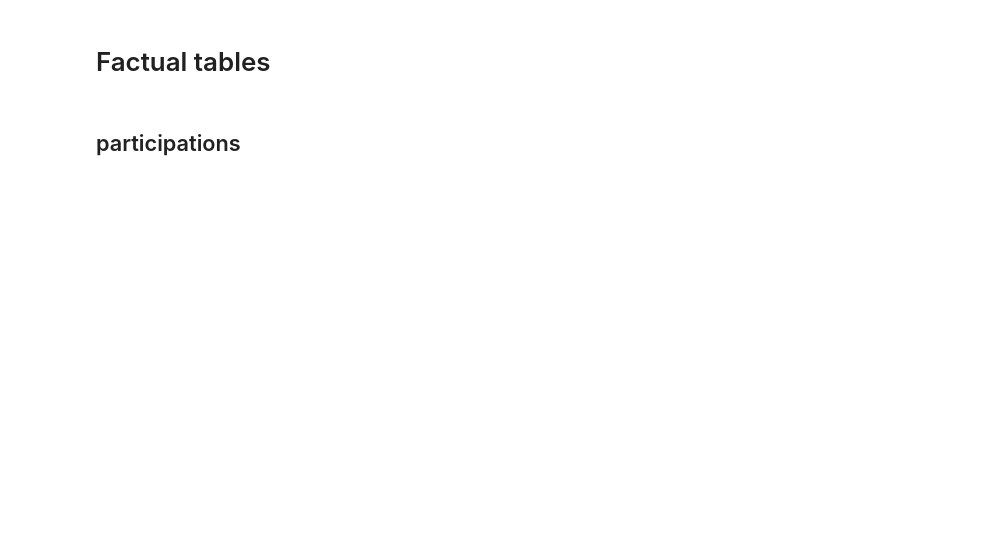
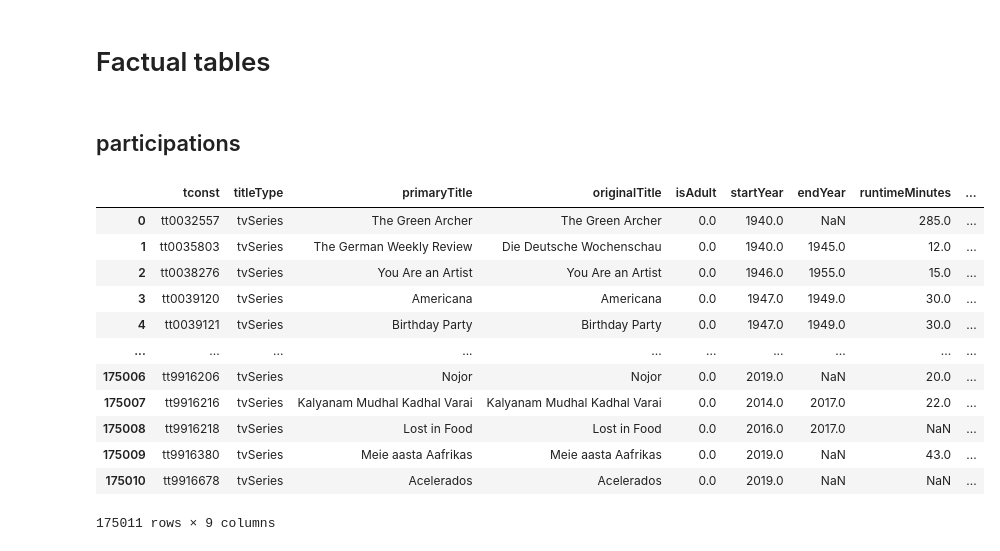
Before and after one commit to andrejms16/imbd, a Jupyter notebook: notebooks/bronze/transformations.ipynb, the cells around one changed output. Cells and saved outputs as stored; diff of their text form; code cells hidden in the pictures; blank space fills up the shorter version.

```diff
--- a/notebooks/bronze/transformations.ipynb
+++ b/notebooks/bronze/transformations.ipynb
@@ -404,6 +481,22 @@ dim_title_basic['titleType'] = dim_title_basic['titleType'].astype('category')
 # If you are using Pandas 2.0+, convert IDs and text to PyArrow strings
 # This is drastically more memory efficient than standard 'object' strings
 # dim_roles['tconst'] = dim_roles['tconst'].astype('string[pyarrow]')
+# %%
+dim_title_basic
+# %% [output]
+|  | tconst | titleType | primaryTitle | originalTitle | isAdult | startYear | endYear | runtimeMinutes | ... |
+| 0 | tt0032557 | tvSeries | The Green Archer | The Green Archer | 0.0 | 1940.0 | NaN | 285.0 | ... |
+| 1 | tt0035803 | tvSeries | The German Weekly Review | Die Deutsche Wochenschau | 0.0 | 1940.0 | 1945.0 | 12.0 | ... |
+| 2 | tt0038276 | tvSeries | You Are an Artist | You Are an Artist | 0.0 | 1946.0 | 1955.0 | 15.0 | ... |
+| 3 | tt0039120 | tvSeries | Americana | Americana | 0.0 | 1947.0 | 1949.0 | 30.0 | ... |
+| 4 | tt0039121 | tvSeries | Birthday Party | Birthday Party | 0.0 | 1947.0 | 1949.0 | 30.0 | ... |
+| ... | ... | ... | ... | ... | ... | ... | ... | ... | ... |
+| 175006 | tt9916206 | tvSeries | Nojor | Nojor | 0.0 | 2019.0 | NaN | 20.0 | ... |
+| 175007 | tt9916216 | tvSeries | Kalyanam Mudhal Kadhal Varai | Kalyanam Mudhal Kadhal Varai | 0.0 | 2014.0 | 2017.0 | 22.0 | ... |
+| 175008 | tt9916218 | tvSeries | Lost in Food | Lost in Food | 0.0 | 2016.0 | 2017.0 | NaN | ... |
+| 175009 | tt9916380 | tvSeries | Meie aasta Aafrikas | Meie aasta Aafrikas | 0.0 | 2019.0 | NaN | 43.0 | ... |
+| 175010 | tt9916678 | tvSeries | Acelerados | Acelerados | 0.0 | 2019.0 | NaN | NaN | ... |
+175011 rows × 9 columns
 # %%
 import gc
 
```
Also changed, not shown: parts of 11 cells of this notebook, 4 other files.
